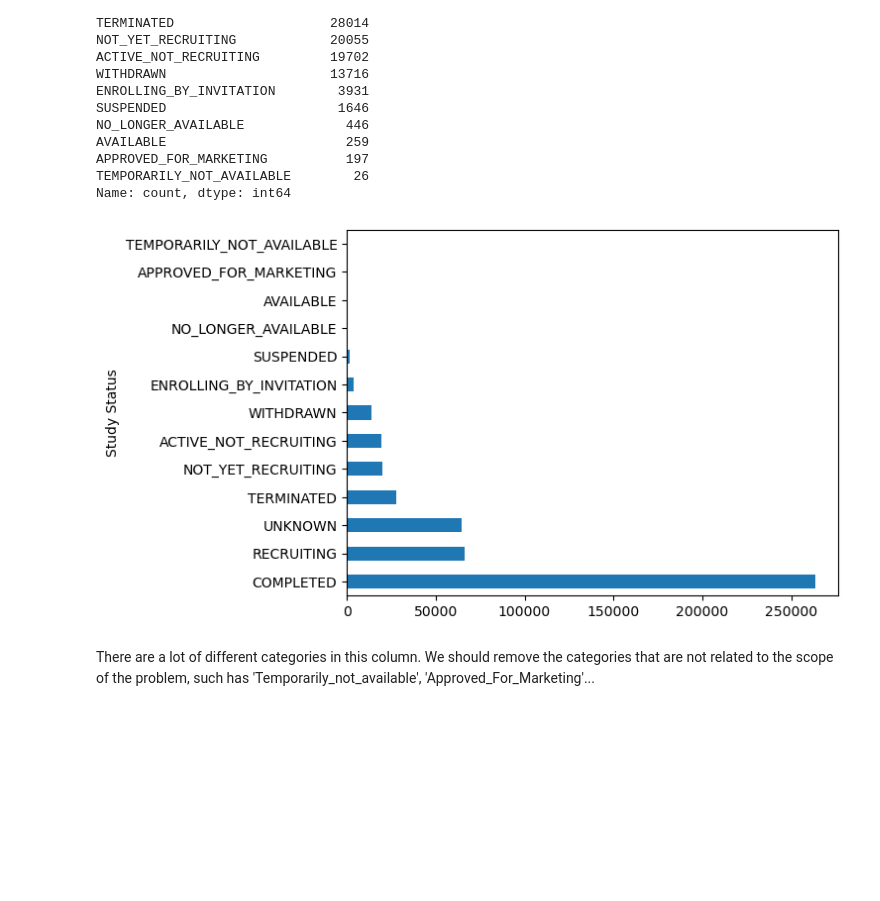
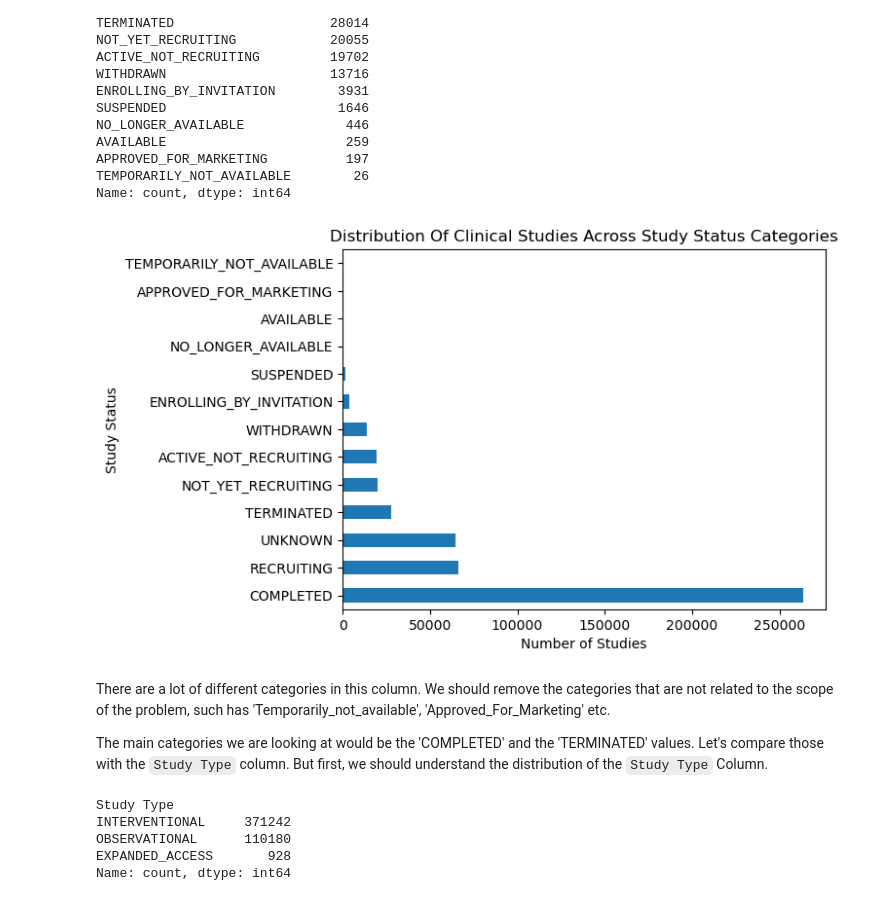
Before and after one commit to clem21chan/Clinical_Trials_Capstone, a Jupyter notebook: Notebooks/Capstone_Project.ipynb, the cells around one changed output. Drawn from its saved outputs; the diff is of its cells as text; code cells hidden in the pictures; blank space fills up the shorter version.

Commit message:
Finished some more data visualization, added a summary + next steps, and a slide deck for sprint 1

```diff
--- a/Notebooks/Capstone_Project.ipynb
+++ b/Notebooks/Capstone_Project.ipynb
@@ -1203,11 +1215,24 @@ Name: count, dtype: int64
 # %%
 # Let's visualize this with a bar chart
 plt.figure()
 
 df['Study Status'].value_counts().plot(kind='barh')
+plt.title('Distribution of Clinical studies across study status categories'.title())
+plt.xlabel('Number of Studies')
+plt.ylabel('Study Status')
 
 plt.show()
 # %% [output]
-[figure, old version]
+[figure, new version]
 # %% [markdown]
-There are a lot of different categories in this column. We should remove the categories that are not related to the scope of the problem, such has 'Temporarily_not_available', 'Approved_For_Marketing'...
+There are a lot of different categories in this column. We should remove the categories that are not related to the scope of the problem, such has 'Temporarily_not_available', 'Approved_For_Marketing' etc.
+
+The main categories we are looking at would be the 'COMPLETED' and the 'TERMINATED' values. Let's compare those with the `Study Type` column. But first, we should understand the distribution of the `Study Type` Column.
+# %%
+df['Study Type'].value_counts()
+# %% [output]
+Study Type
+INTERVENTIONAL     371242
+OBSERVATIONAL      110180
+EXPANDED_ACCESS       928
+Name: count, dtype: int64
```
Also changed, not shown: parts of 21 cells of this notebook, 1 other file.
